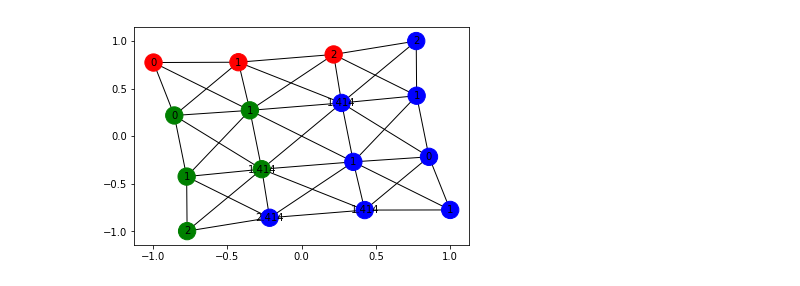
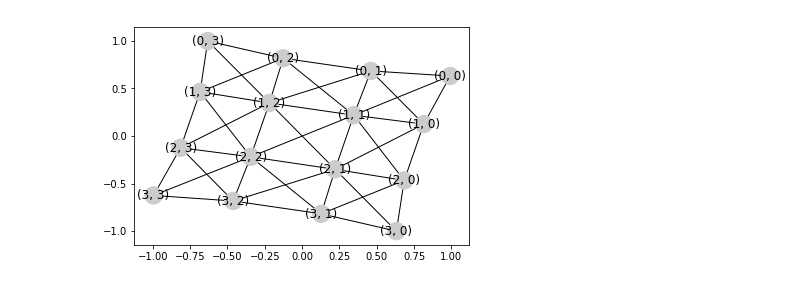
Before and after one commit to nturley/bwapi-notes, a Jupyter notebook: voronoi.ipynb, the cells around one changed output. Drawn from its saved outputs; the diff is of its cells as text; code cells hidden in the pictures.

```diff
--- a/voronoi.ipynb
+++ b/voronoi.ipynb
@@ -6,69 +22,30 @@ from heapq import heappush, heappop
 # %%
-G = nx.grid_2d_graph(4,4)
-# add diagonals
-G.add_edge((0,0),(1,1))
-G.add_edge((1,0),(0,1))
-G.add_edge((1,0),(2,1))
-G.add_edge((0,1),(1,2))
-G.add_edge((1,1),(2,2))
-G.add_edge((1,1),(0,2))
-G.add_edge((1,1),(2,0))
-G.add_edge((1,2),(2,1))
-G.add_edge((1,2),(2,3))
-G.add_edge((1,2),(0,3))
-G.add_edge((2,1),(3,2))
-G.add_edge((2,1),(3,0))
-G.add_edge((2,2),(3,3))
-G.add_edge((2,2),(3,1))
-G.add_edge((2,2),(1,3))
-G.add_edge((0,2),(1,3))
-G.add_edge((2,0),(3,1))
-G.add_edge((2,3),(3,2))
+def create4x4grid():
+    G = nx.grid_2d_graph(4,4)
+    G.add_edge((0,0),(1,1))
+    G.add_edge((1,0),(0,1))
+    G.add_edge((1,0),(2,1))
+    G.add_edge((0,1),(1,2))
+    G.add_edge((1,1),(2,2))
+    G.add_edge((1,1),(0,2))
+    G.add_edge((1,1),(2,0))
+    G.add_edge((1,2),(2,1))
+    G.add_edge((1,2),(2,3))
+    G.add_edge((1,2),(0,3))
+    G.add_edge((2,1),(3,2))
+    G.add_edge((2,1),(3,0))
+    G.add_edge((2,2),(3,3))
+    G.add_edge((2,2),(3,1))
+    G.add_edge((2,2),(1,3))
+    G.add_edge((0,2),(1,3))
+    G.add_edge((2,0),(3,1))
+    G.add_edge((2,3),(3,2))
+    return G
+G = create4x4grid()
 
 # layout nodes
 pos = nx.spring_layout(G, iterations=100)
 
-to_visit = []
-
-# initialize nodes
-for node in G.nodes():
-    d = G.node[node]
-    d['distance'] = 999
-    d['spotted'] = False
-
-def add_start(team, pos):
-    """set starting position for a color"""
-    G.node[pos]['spotted'] = True
-    G.node[pos]['team'] = team
-    G.node[pos]['distance'] = 0
-    to_visit.append(pos)
-
-add_start('red', (0,0))
-add_start('blue',(2,3))
-add_start('green',(1,0))
-
-
-while len(to_visit)>1:
-    curr_node = to_visit[0]
-    to_visit = to_visit[1:]
-
-    # get all neighbors that haven't been spotted yet
-    to_visit += [x for x in G.neighbors(curr_node) if not G.node[x]['spotted']]
-
-    for spot in G.neighbors(curr_node):
-        # check for shortest path
-        G.node[spot]['spotted'] = True
-        if (spot[0] != curr_node[0]) and (spot[1] != curr_node[1]):
-            ddist = 2**(1/2)
-        else:
-            ddist = 1
-        dist = G.node[curr_node]['distance'] + ddist
-        if G.node[spot]['distance'] > dist:
-            G.node[spot]['distance'] = dist
-            G.node[spot]['team'] = G.node[curr_node]['team']
-
-labels = {k:str(G.node[k]['distance'])[:5] for k in G.nodes()}
-colors = [G.node[x]['team'] for x in G.nodes]
-nx.draw_networkx(G, pos, font_size=10, node_color=colors, with_labels=True, labels=labels)
+nx.draw_networkx(G, pos, node_color=['#CCCCCC']*len(G.nodes()))
 # %% [output]
-[figure, old version]
+[figure, new version]
```
Also changed, not shown: parts of 20 cells of this notebook.
